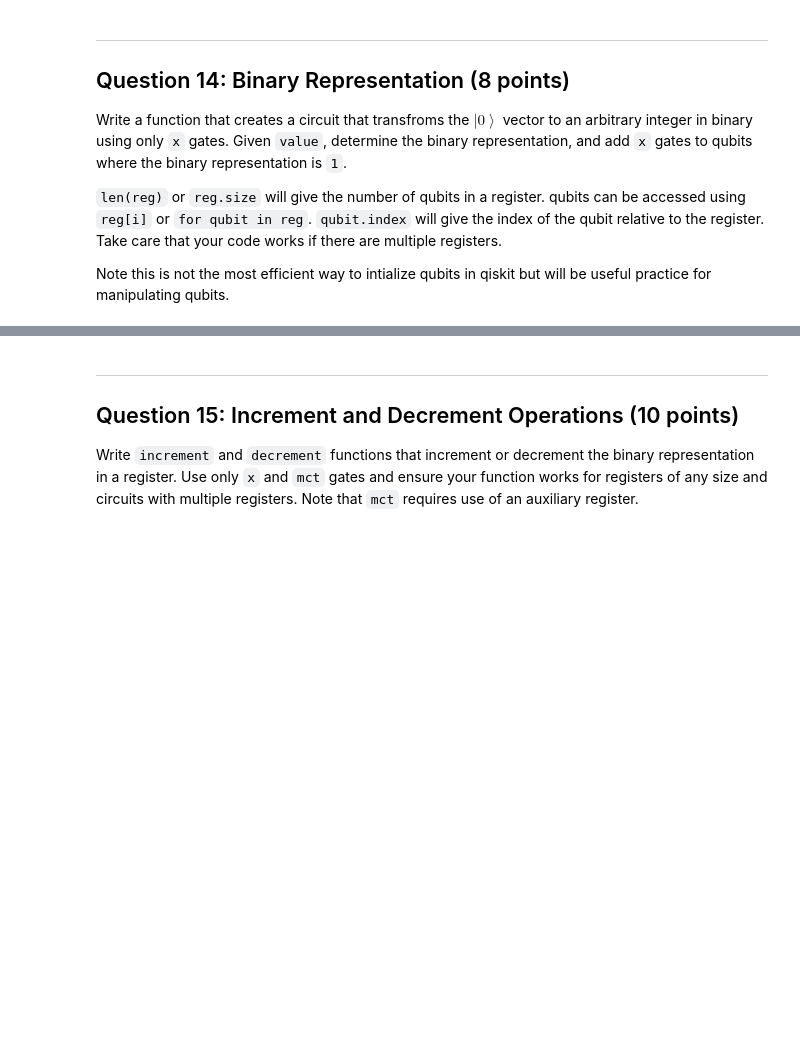
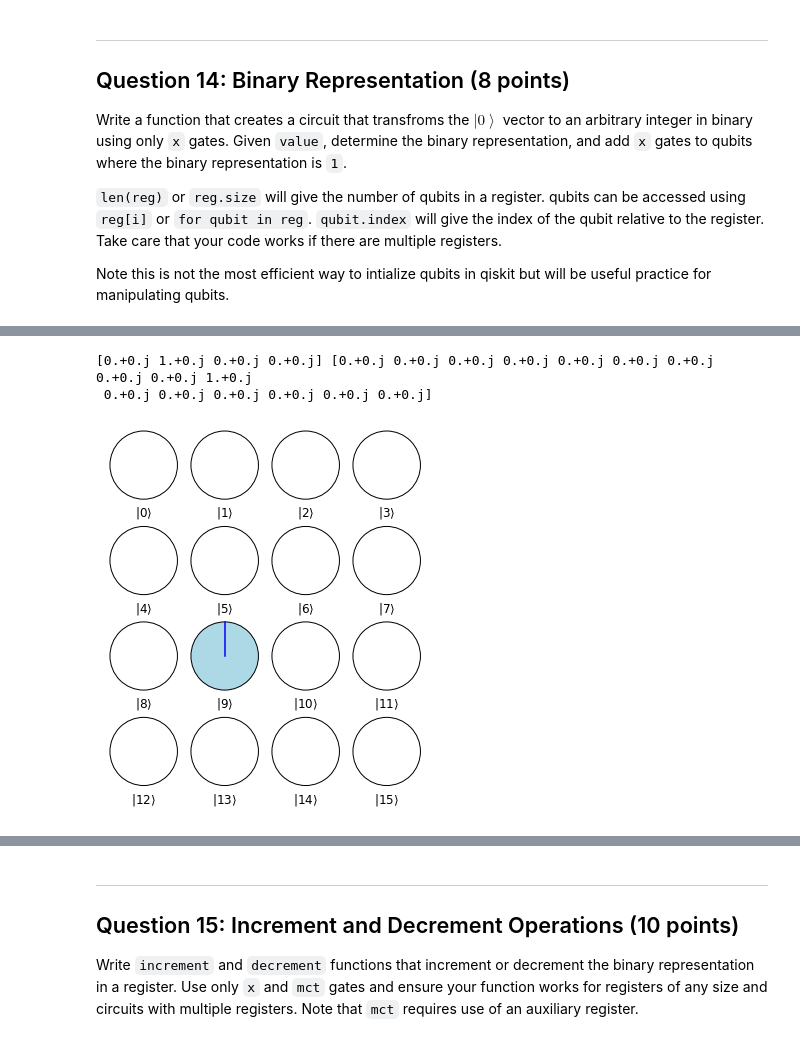
Before and after one commit to jiayuanx/quantum-computing, a Jupyter notebook: assignments/HW1-v1.ipynb, the cells around one changed output, grey strips where cells are left out. Cells and saved outputs as stored; diff of their text form; code cells hidden in the pictures; blank space fills up the shorter version.

```diff
--- a/assignments/HW1-v1.ipynb
+++ b/assignments/HW1-v1.ipynb
@@ -735,3 +767,14 @@ def set_integer(qc, value, reg=None):
 # %%
 # Create a circuit with 2 registers of 2 cubits each.
 # Set the first register to 1 and the second register to 2, run the circuit, and print circle notation
+qc = QuantumCircuit()
+reg1 = QuantumRegister(2)
+reg2 = QuantumRegister(2)
+sv1 = set_integer(qc, 1, reg1)
+sv2 = set_integer(qc, 2, reg2)
+print(sv1, sv2)
+circle_notation(sv2)
+# %% [output]
+[0.+0.j 1.+0.j 0.+0.j 0.+0.j] [0.+0.j 0.+0.j 0.+0.j 0.+0.j 0.+0.j 0.+0.j 0.+0.j 0.+0.j 0.+0.j 1.+0.j
+ 0.+0.j 0.+0.j 0.+0.j 0.+0.j 0.+0.j 0.+0.j]
+[figure, added]
```
Also changed, not shown: parts of 9 cells of this notebook, 1 other file.
